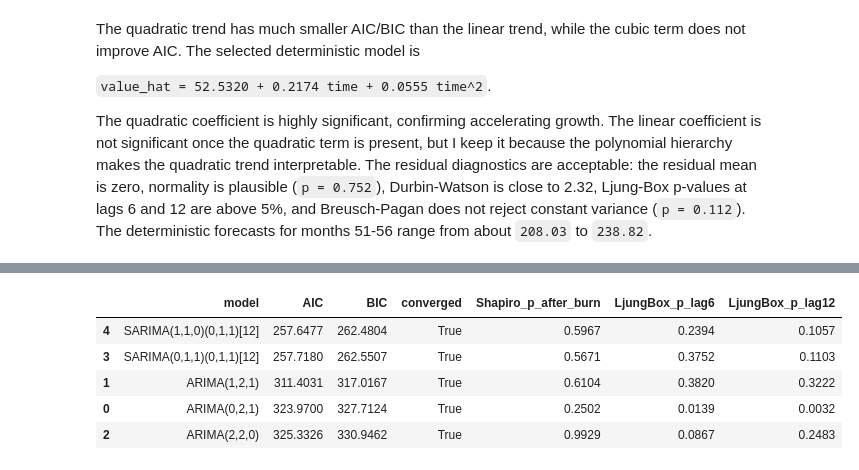
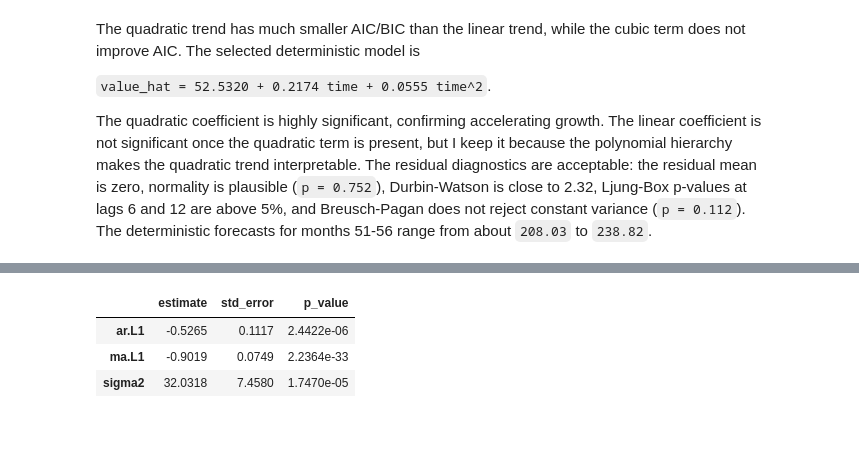
Before and after one commit to BlackLight54/MathStat-phd-assignment, a Jupyter notebook: Farkas_Martin_homework.ipynb, the cells around one changed output, grey strips where cells are left out. Cells and saved outputs as stored; diff of their text form; code cells hidden in the pictures; blank space fills up the shorter version.

```diff
--- a/assignment.ipynb
+++ b/Farkas_Martin_homework.ipynb
@@ -472,69 +472,51 @@ The residual diagnostics for Holt's method are acceptable: normality is plausibl
 # %%
 from statsmodels.tools.sm_exceptions import ConvergenceWarning
 warnings.filterwarnings("ignore", category=ConvergenceWarning)
 
-arima_specs = [
-    ("ARIMA(0,2,1)", (0, 2, 1), (0, 0, 0, 0), 2),
-    ("ARIMA(1,2,1)", (1, 2, 1), (0, 0, 0, 0), 2),
-    ("ARIMA(2,2,0)", (2, 2, 0), (0, 0, 0, 0), 2),
-    ("SARIMA(0,1,1)(0,1,1)[12]", (0, 1, 1), (0, 1, 1, 12), 13),
-    ("SARIMA(1,1,0)(0,1,1)[12]", (1, 1, 0), (0, 1, 1, 12), 13),
-]
+arima_order = (1, 2, 1)
+arima_fit = ARIMA(y3, order=arima_order, trend="n").fit()
+burn = arima_order[1]
 
-arima_rows = []
-fitted_arima = {}
-for name, order, seasonal_order, burn in arima_specs:
-    fit = ARIMA(y3, order=order, seasonal_order=seasonal_order, trend="n").fit()
-    fitted_arima[name] = (fit, burn)
-    resid = fit.resid[burn:]
-    lb = acorr_ljungbox(resid, lags=[6, 12], return_df=True)
-    arima_rows.append(
-        {
-            "model": name,
-            "AIC": fit.aic,
-            "BIC": fit.bic,
-            "converged": fit.mle_retvals.get("converged", True),
-            "Shapiro_p_after_burn": stats.shapiro(resid).pvalue,
-            "LjungBox_p_lag6": lb.loc[6, "lb_pvalue"],
-            "LjungBox_p_lag12": lb.loc[12, "lb_pvalue"],
-        }
-    )
-
-arima_compare = pd.DataFrame(arima_rows).sort_values("AIC")
-display(arima_compare)
-
-sarima_fit, burn = fitted_arima["SARIMA(0,1,1)(0,1,1)[12]"]
 param_table = pd.DataFrame(
     {
-        "estimate": sarima_fit.params,
-        "p_value": sarima_fit.pvalues,
+        "estimate": arima_fit.params,
+        "std_error": arima_fit.bse,
+        "p_value": arima_fit.pvalues,
     },
-    index=sarima_fit.param_names,
+    index=arima_fit.param_names,
 )
 display(param_table)
 
-sarima_resid = sarima_fit.resid[burn:]
-sarima_diag = pd.DataFrame(
+arima_resid = arima_fit.resid[burn:]
+arima_diag = pd.DataFrame(
     {
-        "check": ["Residual mean after burn-in", "Shapiro p-value", "Durbin-Watson", "Ljung-Box p-value lag 6", "Ljung-Box p-value lag 12"],
+        "check": [
+            "AIC",
+            "BIC",
+            "Residual mean (after burn-in)",
+            "Shapiro p-value",
+            "Durbin-Watson",
+            "Ljung-Box p-value lag 6",
+            "Ljung-Box p-value lag 12",
+        ],
         "value": [
-            sarima_resid.mean(),
-            stats.shapiro(sarima_resid).pvalue,
-            durbin_watson(sarima_resid),
-            acorr_ljungbox(sarima_resid, lags=[6, 12], return_df=True).loc[6, "lb_pvalue"],
-            acorr_ljungbox(sarima_resid, lags=[6, 12], return_df=True).loc[12, "lb_pvalue"],
+            arima_fit.aic,
+            arima_fit.bic,
+            arima_resid.mean(),
+            stats.shapiro(arima_resid).pvalue,
+            durbin_watson(arima_resid),
+            acorr_ljungbox(arima_resid, lags=[6, 12], return_df=True).loc[6, "lb_pvalue"],
+            acorr_ljungbox(arima_resid, lags=[6, 12], return_df=True).loc[12, "lb_pvalue"],
         ],
     }
 )
-display(sarima_diag)
+display(arima_diag)
 
-sarima_forecast = sarima_fit.get_forecast(steps=6).summary_frame(alpha=alpha)
-sarima_forecast.insert(0, "time", np.arange(51, 57))
-display(sarima_forecast)
+arima_forecast = arima_fit.get_forecast(steps=6).summary_frame(alpha=alpha)
+arima_forecast.insert(0, "time", np.arange(51, 57))
+display(arima_forecast)
 # %% [output]
-|  | model | AIC | BIC | converged | Shapiro_p_after_burn | LjungBox_p_lag6 | LjungBox_p_lag12 |
-| 4 | SARIMA(1,1,0)(0,1,1)[12] | 257.6477 | 262.4804 | True | 0.5967 | 0.2394 | 0.1057 |
-| 3 | SARIMA(0,1,1)(0,1,1)[12] | 257.7180 | 262.5507 | True | 0.5671 | 0.3752 | 0.1103 |
-| 1 | ARIMA(1,2,1) | 311.4031 | 317.0167 | True | 0.6104 | 0.3820 | 0.3222 |
-| 0 | ARIMA(0,2,1) | 323.9700 | 327.7124 | True | 0.2502 | 0.0139 | 0.0032 |
-| 2 | ARIMA(2,2,0) | 325.3326 | 330.9462 | True | 0.9929 | 0.0867 | 0.2483 |
+|  | estimate | std_error | p_value |
+| ar.L1 | -0.5265 | 0.1117 | 2.4422e-06 |
+| ma.L1 | -0.9019 | 0.0749 | 2.2364e-33 |
+| sigma2 | 32.0318 | 7.4580 | 1.7470e-05 |
```
Also changed, not shown: parts of 8 cells of this notebook.
